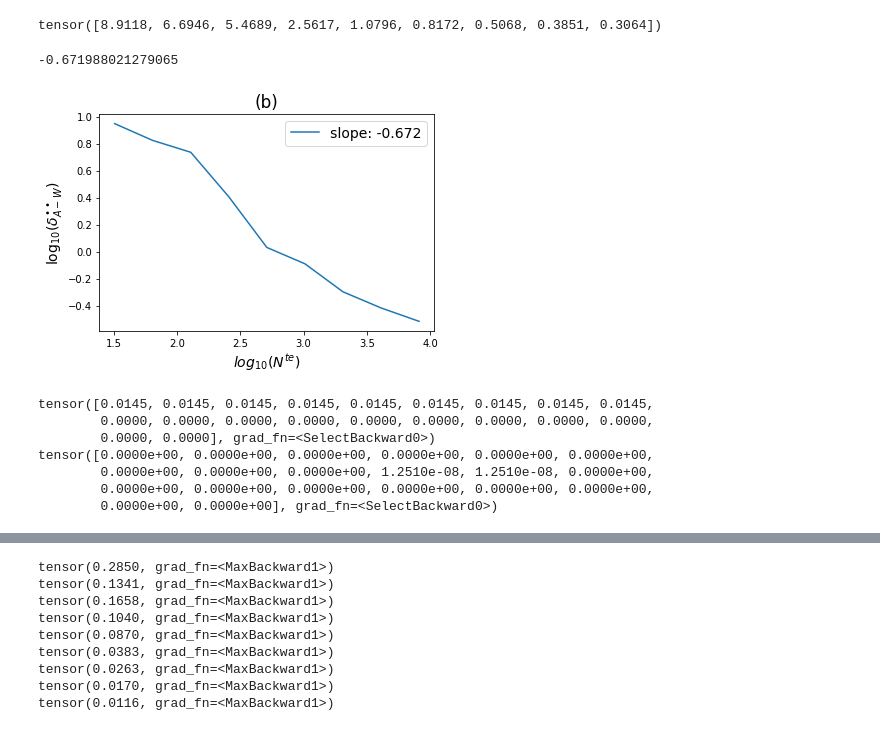
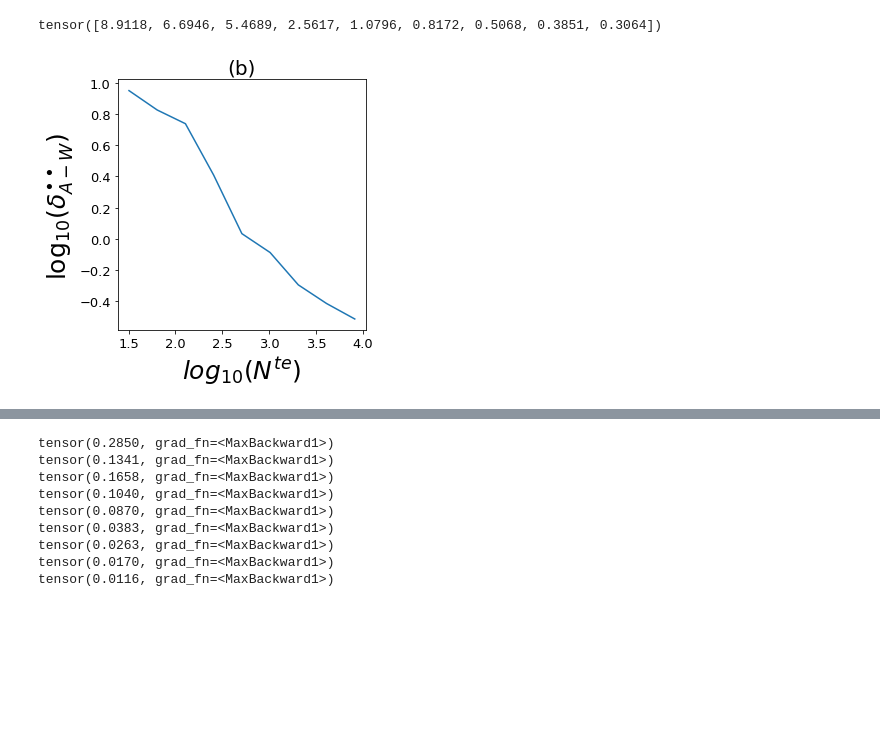
Before and after one commit to yangzez/OOD-Link-Prediction-Generalization-MPNN, a Jupyter notebook: Convergence_and_stability.ipynb, the cells around one changed output, grey strips where cells are left out. Cells and saved outputs as stored; diff of their text form; code cells hidden in the pictures; blank space fills up the shorter version.

```diff
--- a/Convergence_and_stability.ipynb
+++ b/Convergence_and_stability.ipynb
@@ -255,12 +265,22 @@ val, ind = torch.max(torch.abs(diff),dim=1)
 for i in range(100000):
     diff_3no_iso[i] = diff[i][ind[i]]
 # %%
+fig = plt.figure(figsize=(5,5))
+plt.rcParams.update({'font.size': 15})
+plt.rc('axes', titlesize=20)
+plt.rc('axes', labelsize=25)
+matplotlib.rc('xtick', labelsize=13)
+matplotlib.rc('ytick', labelsize=13)
+plt.rc('legend', fontsize=13)
 plt.hist(diff_1no_iso.detach().numpy(),density=True,bins=15)
 plt.hist(diff_2no_iso.detach().numpy(),density=True,bins=15)
 plt.hist(diff_3no_iso.detach().numpy(),density=True,bins=15)
 plt.ticklabel_format(style='sci', axis='x', scilimits=(0,0))
-plt.title('(c)')
-plt.xlabel(r'${gMPNN}^\bullet$ node rep. diff. between non-isomorphic blocks')
+plt.xlim([-0.06,-0.03])
+plt.title('(f)')
+plt.xlabel(r'$\Delta^\bullet_{non-iso}$')
 plt.legend([r'$N^{te}$=200',r'$N^{te}$=2000',r'$N^{te}$=20000'])
+plt.tight_layout()
+plt.savefig('conv-noniso.pdf', format='pdf')
 plt.show()
 # %% [output]
@@ -320,13 +335,17 @@ slope
 # %%
 import matplotlib
-plt.rcParams.update({'font.size': 14})
+fig = plt.figure(figsize=(5,5))
+plt.rcParams.update({'font.size': 15})
+plt.rc('axes', titlesize=20)
+plt.rc('axes', labelsize=25)
+matplotlib.rc('xtick', labelsize=13)
+matplotlib.rc('ytick', labelsize=13)
+plt.rc('legend', fontsize=17)
 nodes_nums = [2**5, 2**6, 2**7, 2**8, 2**9, 2**10, 2**11, 2**12, 2**13]
-matplotlib.rc('xtick', labelsize=10)
-matplotlib.rc('ytick', labelsize=10)
 plt.plot(np.log10(nodes_nums),np.log10(l1error.detach().numpy()))
 plt.xlabel(r'$log_{10}(N^{te})$')
 plt.ylabel(r'$\log_{10}(\delta^{\bullet}_{A-W})$')
 plt.title('(a)')
-plt.legend(['slope: -0.470'])
+plt.tight_layout()
 plt.savefig('conv-gmpnn.pdf', format='pdf')
 # %% [output]
@@ -408,25 +427,24 @@ tensor(0.3064)
 l1error_joint_new
 # %% [output]
 tensor([8.9118, 6.6946, 5.4689, 2.5617, 1.0796, 0.8172, 0.5068, 0.3851, 0.3064])
-# %%
-slope, intercept = np.polyfit(np.log10(nodes_nums),np.log10(l1error_joint_new.detach().numpy()), 1)
-slope
-# %% [output]
--0.671988021279065
 # %%
 import matplotlib
-plt.rcParams.update({'font.size': 14})
+fig = plt.figure(figsize=(5,5))
+plt.rcParams.update({'font.size': 15})
+plt.rc('axes', titlesize=20)
+plt.rc('axes', labelsize=25)
+matplotlib.rc('xtick', labelsize=13)
+matplotlib.rc('ytick', labelsize=13)
+plt.rc('legend', fontsize=17)
 nodes_nums = [2**5, 2**6, 2**7, 2**8, 2**9, 2**10, 2**11, 2**12, 2**13]
-matplotlib.rc('xtick', labelsize=10)
-matplotlib.rc('ytick', labelsize=10)
 plt.plot(np.log10(nodes_nums),np.log10(l1error_joint_new.detach().numpy()))
 plt.xlabel(r'$log_{10}(N^{te})$')
-plt.ylabel(r'$\log_{10}(\delta^{\bullet\bullet}_{A-W})$')
+plt.ylabel(r'$\log_{10}(\delta^{\bullet \bullet}_{A-W})$')
 plt.title('(b)')
-plt.legend(['slope: -0.672'])
+plt.tight_layout()
 plt.savefig('conv-2gmpnn.pdf', format='pdf')
 # %% [output]
-[figure, old version]
+[figure, new version]
 # %%
 class jgMPNN(torch.nn.Module):
     def __init__(self, in_channels=1, hidden_channels=5, out_channels=1):
@@ -465,31 +483,3 @@ class jgMPNN(torch.nn.Module):
         f = self.nn2(torch.cat((f,agg),dim=1)).reshape(num_nodes, num_nodes)
         f = torch.sigmoid(f)
         return f
-# %%
-device = 'cpu'
-#device = 'cuda' if torch.cuda.is_available() else 'cpu'
-model = jgMPNN().to(device)
-torch.manual_seed(99)
-model.reset_parameters()
-num_nodes = 20
-n_1 = int(0.45*num_nodes)
-n_2 = int(0.1*num_nodes)
-n_3 = n_1
-w1 = torch.cat((torch.ones(int(n_1))*0.55,torch.ones(int(n_2))*0.05,torch.ones(int(n_1))*0.02))
-w2 = torch.cat((torch.ones(int(n_1))*0.05,torch.ones(int(n_2))*0.55,torch.ones(int(n_1))*0.05))
-w3 = torch.cat((torch.ones(int(n_1))*0.02,torch.ones(int(n_2))*0.05,torch.ones(int(n_1))*0.55))
-W = torch.cat((w1.repeat(int(n_1),1),w2.repeat(int(n_2),1),w3.repeat(int(n_1),1)),dim=0).to(device)
-de_2 = torch.sparse.mm(W,W.t()).to(device)
-#de_2 = torch.sparse.mm(W,W.t()) #distance
-w = torch.ones(num_nodes,num_nodes).to(device)
-W_new = model(W, num_nodes, w, de_2, use_w=True)
-print(W_new[0])
-print(W_new[10])
-# %% [output]
-tensor([0.0145, 0.0145, 0.0145, 0.0145, 0.0145, 0.0145, 0.0145, 0.0145, 0.0145,
-        0.0000, 0.0000, 0.0000, 0.0000, 0.0000, 0.0000, 0.0000, 0.0000, 0.0000,
-        0.0000, 0.0000], grad_fn=<SelectBackward0>)
-tensor([0.0000e+00, 0.0000e+00, 0.0000e+00, 0.0000e+00, 0.0000e+00, 0.0000e+00,
-        0.0000e+00, 0.0000e+00, 0.0000e+00, 1.2510e-08, 1.2510e-08, 0.0000e+00,
-        0.0000e+00, 0.0000e+00, 0.0000e+00, 0.0000e+00, 0.0000e+00, 0.0000e+00,
-        0.0000e+00, 0.0000e+00], grad_fn=<SelectBackward0>)
```
Also changed, not shown: parts of 18 cells of this notebook.
